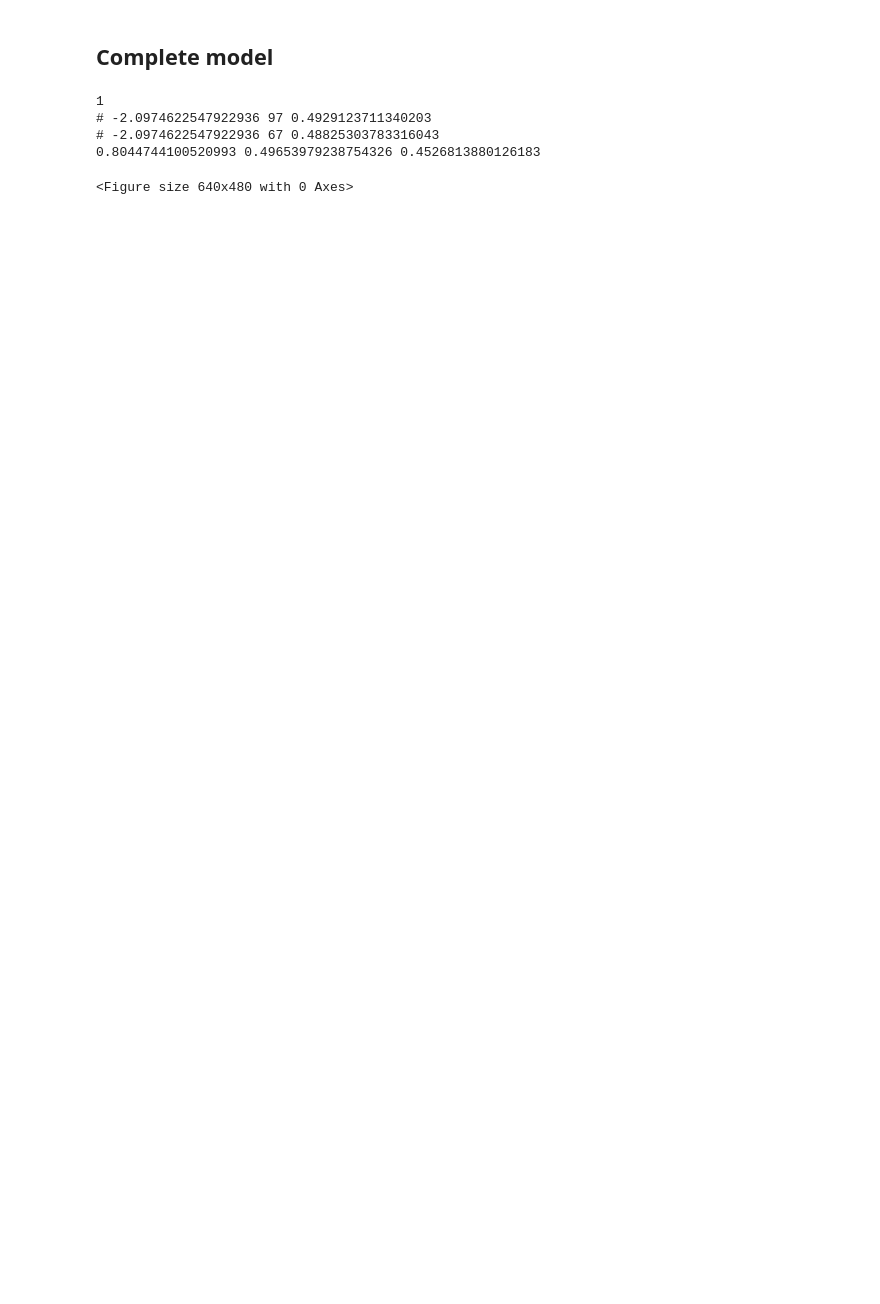
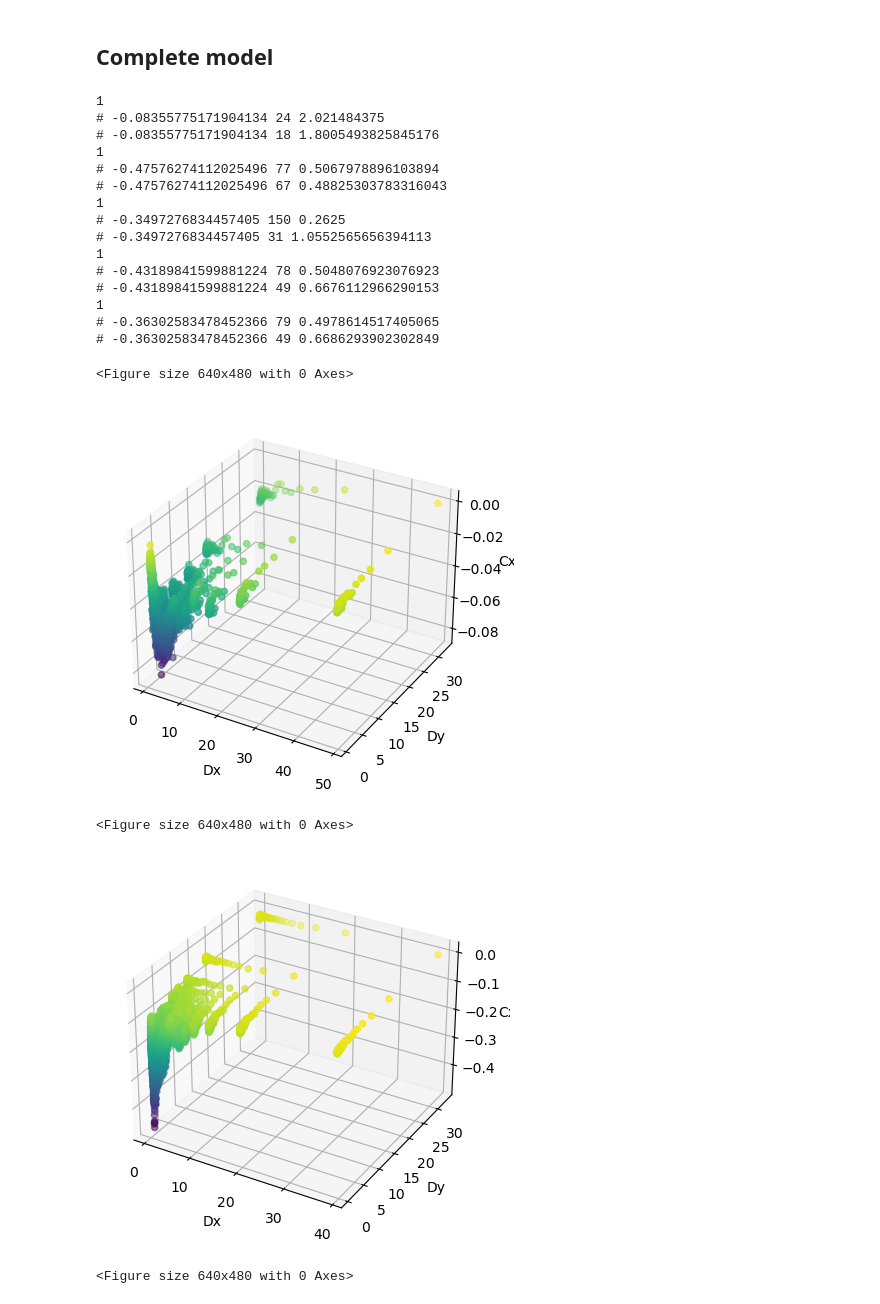
Before and after one commit to Bharatcs/rfi, a Jupyter notebook: Project/model_nside.ipynb, the cells around one changed output. Cells and saved outputs as stored; diff of their text form; code cells hidden in the pictures; blank space fills up the shorter version.

```diff
--- a/Project/model_nside.ipynb
+++ b/Project/model_nside.ipynb
@@ -10,6 +11,12 @@ from src2.FDrule import FDrule
 # %%
-for i in range(4,10):
+accu=[]
+nsi=[]
+pres=[]
+recall=[]
+
+for i in range(6,11):
     nside=2**i
+    nsi.append(nside)
     df=pd.read_csv('./database/Australia.csv')
     Lon=df['Longitude in degrees'].to_numpy()
     Lat=df['Latitude in degrees'].to_numpy()
@@ -18,7 +25,7 @@ for i in range(4,10):
 
     trainpix=hp.ang2pix(nside,Lon,Lat,lonlat=True)
 
-    new_pix=np.random.choice(trainpix,size=500)
+    new_pix=np.random.choice(trainpix,size=int(0.1*len(Lon)))
 
     int(0.1*len(Lon))
 
@@ -39,7 +46,7 @@ for i in range(4,10):
 
     minres
 
-    ## Best bin width (Shimizaki et al.)
+    ## Best bin width (Shimazaki et al.)
 
     from numpy import arange, argmin, sum, mean, var, size, zeros, where, histogram
 
@@ -117,18 +124,18 @@ for i in range(4,10):
     H, xedges, yedges = np.histogram2d(x, y, bins=[Nx[idx_Nx], Ny[idx_Ny]])
     Hmasked = np.ma.masked_where(H == 0, H)
 
-    # plot scatterplot3d to Dx,Dy and Cxy
-    # fig = plt.figure()
-    # ax = fig.add_subplot(111, projection='3d')
-    # x = Cxy__Dxy_plot['Dx']
-    # y = Cxy__Dxy_plot['Dy']
-    # z = Cxy__Dxy_plot['Cxy']
-    # ax.scatter(x, y, z, c=z, marker='o')
+#     plot scatterplot3d to Dx,Dy and Cxy
+    fig = plt.figure()
+    ax = fig.add_subplot(111, projection='3d')
+    x = Cxy__Dxy_plot['Dx']
+    y = Cxy__Dxy_plot['Dy']
+    z = Cxy__Dxy_plot['Cxy']
+    ax.scatter(x, y, z, c=z, marker='o')
 
-    # ax.set_xlabel('Dx')
-    # ax.set_ylabel('Dy')
-    # ax.set_zlabel('Cxy')
-    # plt.draw()
+    ax.set_xlabel('Dx')
+    ax.set_ylabel('Dy')
+    ax.set_zlabel('Cxy')
+    plt.draw()
 
 
 
@@ -173,7 +180,7 @@ for i in range(4,10):
 
 
     # Open the GeoTIFF file
-    src = rasterio.open('/home/pratush/5kRasters/Australia_raster.tif')
+    src = rasterio.open('/home/saurabhs/Documents/Yogen_starfire/5kRasters/Australia_raster.tif')
 
     # Read the raster data as a numpy array
     data = src.read(1)
@@ -247,37 +254,52 @@ for i in range(4,10):
 
     binary_synth=np.zeros(hp.nside2npix(nside))
 
 
     for i in genpix:
         binary_synth[i]+=1
     binary_synth=np.where(binary_synth != 0, 1, 0)
 
 
 
 
     binary_original=binary_original[pop_pix]
     binary_synth=binary_synth[pop_pix]
     orgnonz=np.array(np.nonzero(binary_original)[0])
     orgzero=np.array(np.where(binary_original==0))
 
     # True positives: binary_synth[orgnonz]=1
     # True negatives: binary_synth[~orgnonz]=0
     # False positives: binary_synth[~orgnonz]=1
     # False negatives: binary_synth[orgnonz]=0
 
     TP=np.size(np.nonzero(binary_synth[orgnonz])[0])
     TN=np.size(np.where(binary_synth[orgzero]==0)[0])
     FP=np.size(np.where(binary_synth[orgzero]==1)[0])
     FN=np.size(np.where(binary_synth[orgnonz]==0)[0])
 
-    accuracy=(TP+TN)/(TP+TN+FP+FN)
-    precision=TP/(TP+FP)
-    recall=TP/(TP+FN)
+    accu.append((TP+TN)/(TP+TN+FP+FN))
+    pres.append(TP/(TP+FP))
+    recall.append(TP/(TP+FN))
 
-    print(accuracy,precision,recall)
+#     print(accuracy,precision,recall)
 # %% [output]
 1
-# -2.0974622547922936 97 0.4929123711340203
-# -2.0974622547922936 67 0.48825303783316043
-0.8044744100520993 0.49653979238754326 0.4526813880126183
+# -0.08355775171904134 24 2.021484375
+# -0.08355775171904134 18 1.8005493825845176
+1
+# -0.47576274112025496 77 0.5067978896103894
+# -0.47576274112025496 67 0.48825303783316043
+1
+# -0.3497276834457405 150 0.2625
+# -0.3497276834457405 31 1.0552565656394113
+1
+# -0.43189841599881224 78 0.5048076923076923
+# -0.43189841599881224 49 0.6676112966290153
+1
+# -0.36302583478452366 79 0.4978614517405065
+# -0.36302583478452366 49 0.6686293902302849
 <Figure size 640x480 with 0 Axes>
+[figure, added]
+<Figure size 640x480 with 0 Axes>
+[figure, added]
+<Figure size 640x480 with 0 Axes>
```
Also changed, not shown: parts of 6 cells of this notebook, 1 other file.
